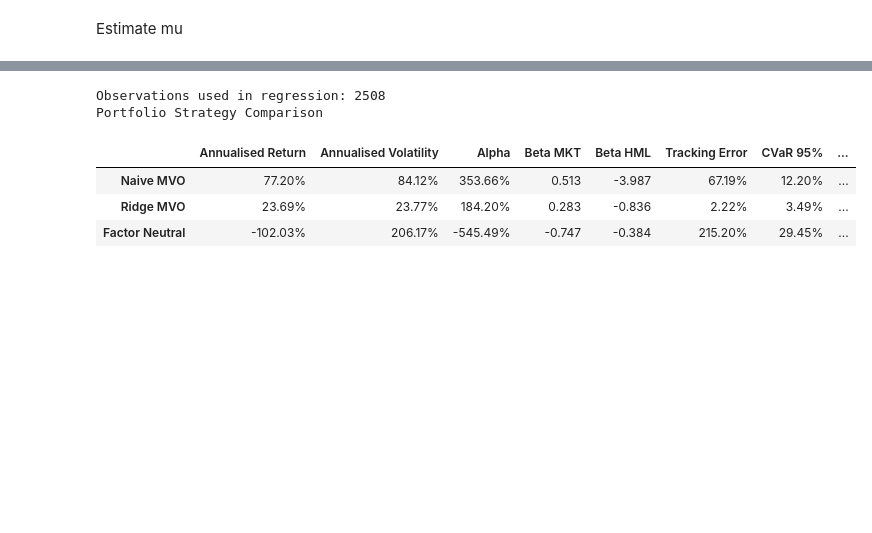
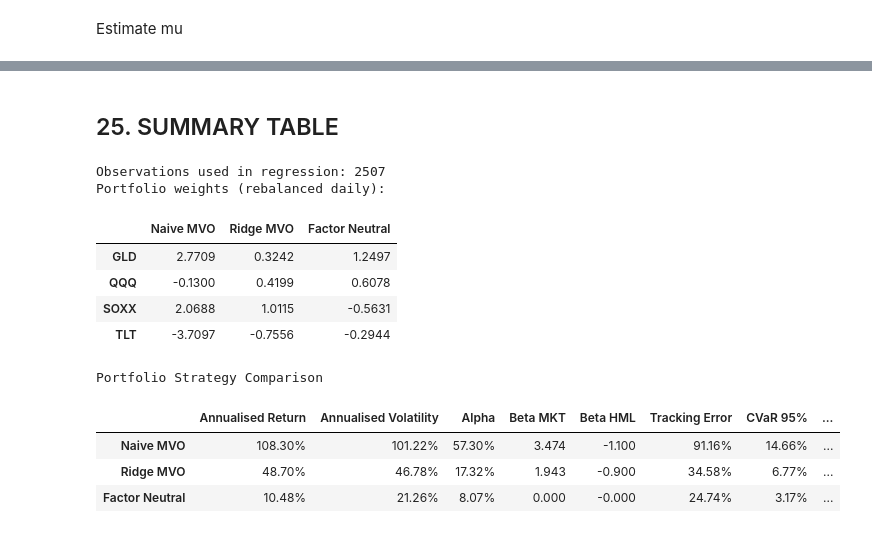
Before and after one commit to cyee02/MQF, a Jupyter notebook: QF600/Assignment 2 - Beta Neutral/Asset Pricing Week 5 assignment -2.ipynb, the cells around one changed output, grey strips where cells are left out. Cells and saved outputs as stored; diff of their text form; code cells hidden in the pictures; blank space fills up the shorter version.

```diff
--- a/QF600/Assignment 2 - Beta Neutral/Asset Pricing Week 5 assignment -2.ipynb
+++ b/QF600/Assignment 2 - Beta Neutral/Asset Pricing Week 5 assignment -2.ipynb
@@ -17,9 +26,6 @@ from scipy import stats
 # %%
-# 2. INPUT PARAMETERS
-# =========================
-
 # Portfolio specified in the new project requirements
-tickers = ["SPY", "VOO", "QQQ", "SOXX"]
+tickers = ["GLD", "QQQ", "SOXX", "TLT"]
 
 # Risk-free rate
 rf_ticker = "^IRX"
@@ -91,7 +97,4 @@ Number of observations: 2510
 # %%
-# 5. PREPARE RETURNS & RISK-FREE RATE
-# =========================
-
 # Daily percentage returns
 returns = prices.pct_change().dropna()
 
@@ -105,9 +108,12 @@ rf_rate = prices[rf_ticker] / 100
 # Align risk-free rate with the return dates
 rf_rate = rf_rate.reindex(returns.index)
 
+# Daily risk-free rate, to match the daily returns it is subtracted from
+rf_daily = rf_rate / trading_days
+
 print("Risk-free rate prepared successfully.")
-print("Risk-free rate:")
-display(rf_rate.head())
+print("Daily risk-free rate:")
+display(rf_daily.head())
 
 print("\nPortfolio returns:")
 display(R.head())
@@ -132,10 +140,7 @@ Portfolio returns:
 # %%
-# 6. TWO-FACTOR MODEL
-# =========================
-
 # Market excess return
-# MKT = S&P 500 return - risk-free rate
-returns["MKT"] = returns["^GSPC"] - rf_rate
+# MKT = S&P 500 return - daily risk-free rate
+returns["MKT"] = returns["^GSPC"] - rf_daily
 
 # HML = Value - Growth
 returns["HML"] = returns["IVE"] - returns["IVW"]
@@ -149,6 +154,7 @@ common_index = R.index.intersection(F.index)
 R = R.loc[common_index]
 F = F.loc[common_index]
 rf_rate = rf_rate.loc[common_index]
+rf_daily = rf_daily.loc[common_index]
 
 print("Two-factor model constructed successfully.")
 
@@ -186,7 +193,4 @@ Annualised historical mean returns:
 # %%
-#  8. FACTOR REGRESSIONS
-# =========================
-
 # Store factor loadings
 B = pd.DataFrame(
     index=tickers,
@@ -216,7 +220,7 @@ for ticker in tickers:
     regression_data = pd.concat(
         [
             R[ticker].rename("asset_return"),
-            rf_rate.rename("rf"),
+            rf_daily.rename("rf"),
             F["MKT"],
             F["HML"]
         ],
@@ -1240,16 +1108,12 @@ Portfolio weights:
+# %% [markdown]
+## 25. SUMMARY TABLE
 # %%
-# 27. SUMMARY TABLE
-# =========================
-
 # --------------------------------------------------
 # 1. Prepare clean data
 # --------------------------------------------------
 
 # Two-factor model
 F_two = returns[["MKT", "HML"]].copy()
-
-# Risk-free daily rate
-rf_daily = prices[rf_ticker] / 100 / trading_days
 
 # Combine everything into one DataFrame
 regression_data = pd.concat(
@@ -1473,37 +1337,44 @@ summary = pd.DataFrame({
     "Tracking Error":
         tracking_error,
 
     "CVaR 95%":
         cvar,
 
     "Alpha t-stat":
         regression_results["Alpha t-stat"]
 
 })
 
 
 # --------------------------------------------------
 # 9. Display final summary table
 # --------------------------------------------------
+print("Portfolio weights (rebalanced daily):")
+display(strategy_weights.round(4))
 
 print("Portfolio Strategy Comparison")
-
 display(
     summary.style.format({
         "Annualised Return": "{:.2%}",
         "Annualised Volatility": "{:.2%}",
         "Alpha": "{:.2%}",
         "Beta MKT": "{:.3f}",
         "Beta HML": "{:.3f}",
         "Tracking Error": "{:.2%}",
         "CVaR 95%": "{:.2%}",
         "Alpha t-stat": "{:.3f}"
     })
 )
 # %% [output]
-Observations used in regression: 2508
-Portfolio Strategy Comparison
+Observations used in regression: 2507
+Portfolio weights (rebalanced daily):
-|  | Annualised Return | Annualised Volatility | Alpha | Beta MKT | Beta HML | Tracking Error | CVaR 95% | ... |
-| Naive MVO | 77.20% | 84.12% | 353.66% | 0.513 | -3.987 | 67.19% | 12.20% | ... |
-| Ridge MVO | 23.69% | 23.77% | 184.20% | 0.283 | -0.836 | 2.22% | 3.49% | ... |
-| Factor Neutral | -102.03% | 206.17% | -545.49% | -0.747 | -0.384 | 215.20% | 29.45% | ... |
+|  | Naive MVO | Ridge MVO | Factor Neutral |
+| GLD | 2.7709 | 0.3242 | 1.2497 |
+| QQQ | -0.1300 | 0.4199 | 0.6078 |
+| SOXX | 2.0688 | 1.0115 | -0.5631 |
+| TLT | -3.7097 | -0.7556 | -0.2944 |
+Portfolio Strategy Comparison
+|  | Annualised Return | Annualised Volatility | Alpha | Beta MKT | Beta HML | Tracking Error | CVaR 95% | ... |
+| Naive MVO | 108.30% | 101.22% | 57.30% | 3.474 | -1.100 | 91.16% | 14.66% | ... |
+| Ridge MVO | 48.70% | 46.78% | 17.32% | 1.943 | -0.900 | 34.58% | 6.77% | ... |
+| Factor Neutral | 10.48% | 21.26% | 8.07% | 0.000 | -0.000 | 24.74% | 3.17% | ... |
```
Also changed, not shown: parts of 53 cells of this notebook.
